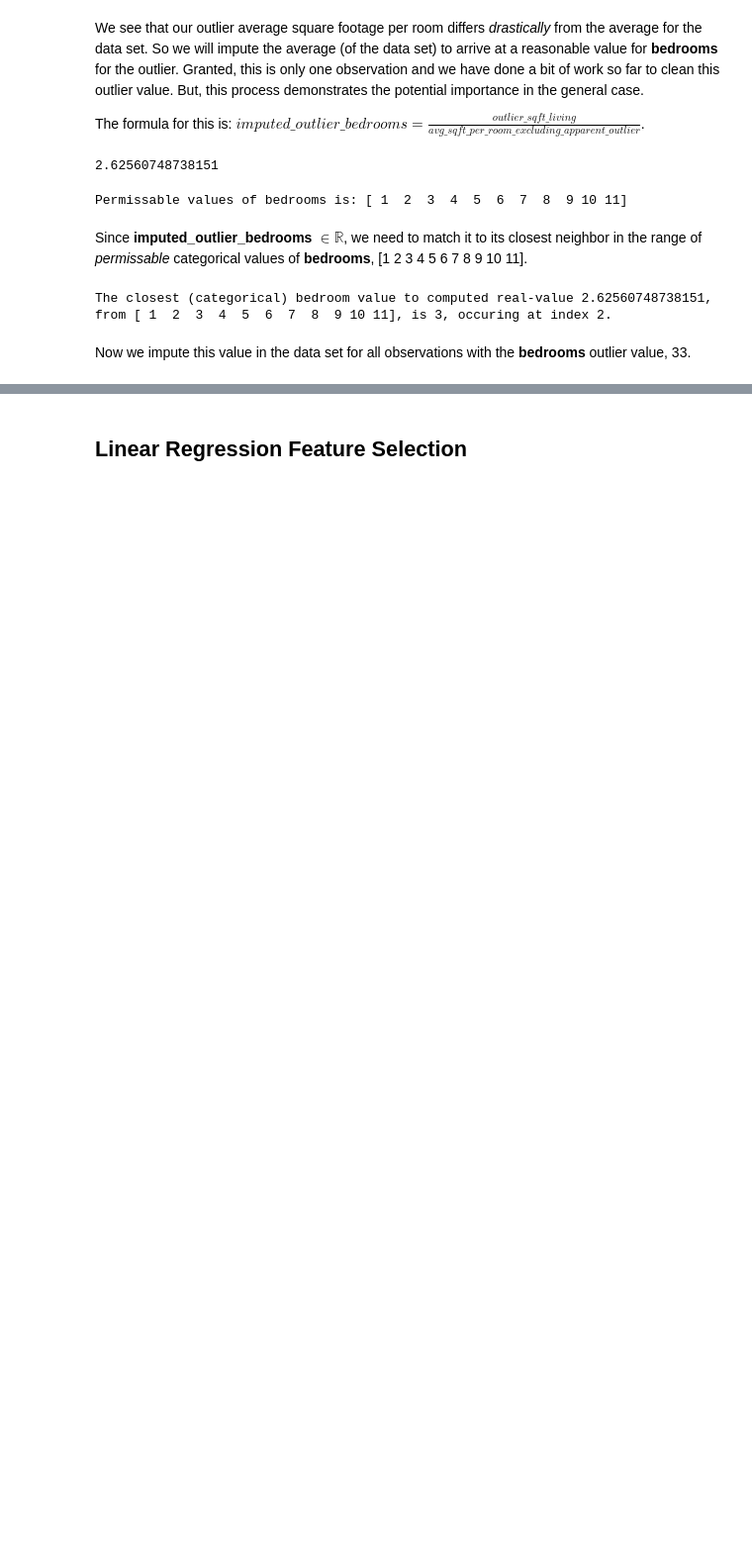
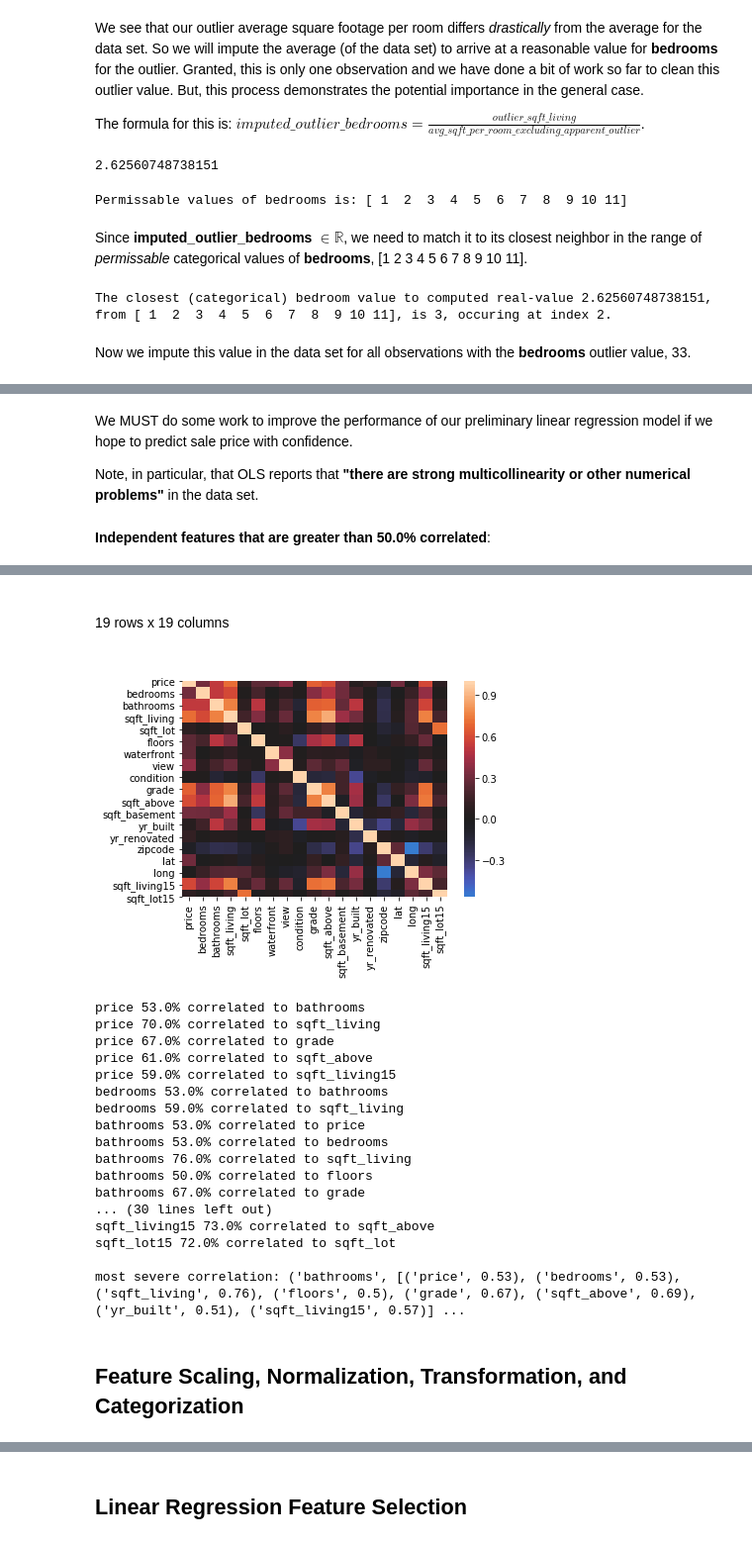
Before and after one commit to sacontreras/dsc-mod1-project, a Jupyter notebook: KingCountyHouseSales.ipynb, the cells around one changed output, grey strips where cells are left out. Shown at 99% size. Drawn from its saved outputs; the diff is of its cells as text; code cells hidden in the pictures; blank space fills up the shorter version.

```diff
--- a/KingCountyHouseSales.ipynb
+++ b/KingCountyHouseSales.ipynb
@@ -419,0 +824,11 @@ kchd_df.loc[kchd_with_outlier_rooms_df.index, 'bedrooms'] = imputed_outlier_bedr
+# %% [markdown]
+We MUST do some work to improve the performance of our preliminary linear regression model if we hope to predict sale price with confidence.
+
+Note, in particular, that OLS reports that **"there are
+strong multicollinearity or other numerical problems"** in the data set.
+# %%
+kchd_min_mc_df = kchd_renamed_cols_orig_cleaned_df.copy()
+corr_threshold = 0.5
+correlations, most_correlated = summarize_multicolinearity(kchd_min_mc_df, target, corr_threshold)
+# %% [output]
+Independent features that are greater than 50.0% correlated:
@@ -420 +852,22 @@ kchd_df.loc[kchd_with_outlier_rooms_df.index, 'bedrooms'] = imputed_outlier_bedr
+19 rows x 19 columns
+[figure, added]
+price 53.0% correlated to bathrooms
+price 70.0% correlated to sqft_living
+price 67.0% correlated to grade
+price 61.0% correlated to sqft_above
+price 59.0% correlated to sqft_living15
+bedrooms 53.0% correlated to bathrooms
+bedrooms 59.0% correlated to sqft_living
+bathrooms 53.0% correlated to price
+bathrooms 53.0% correlated to bedrooms
+bathrooms 76.0% correlated to sqft_living
+bathrooms 50.0% correlated to floors
+bathrooms 67.0% correlated to grade
+... (30 lines left out)
+sqft_living15 73.0% correlated to sqft_above
+sqft_lot15 72.0% correlated to sqft_lot
+
+most severe correlation: ('bathrooms', [('price', 0.53), ('bedrooms', 0.53), ('sqft_living', 0.76), ('floors', 0.5), ('grade', 0.67), ('sqft_above', 0.69), ('yr_built', 0.51), ('sqft_living15', 0.57)] ...
+# %% [markdown]
+## Feature Scaling, Normalization, Transformation, and Categorization
 # %% [markdown]
```
Also changed, not shown: parts of 70 cells of this notebook, 1 other file.
